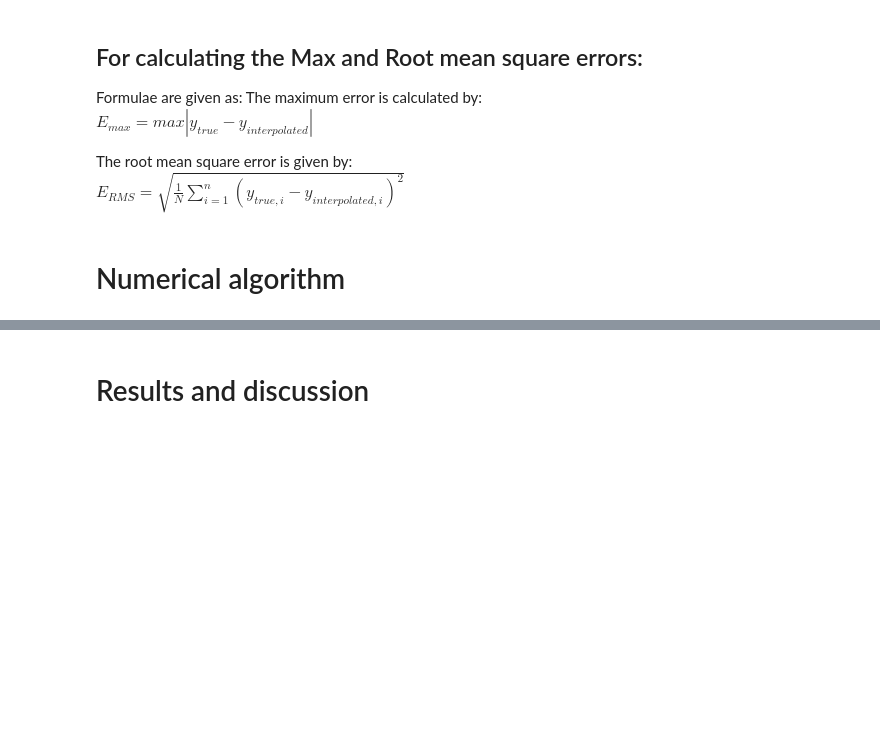
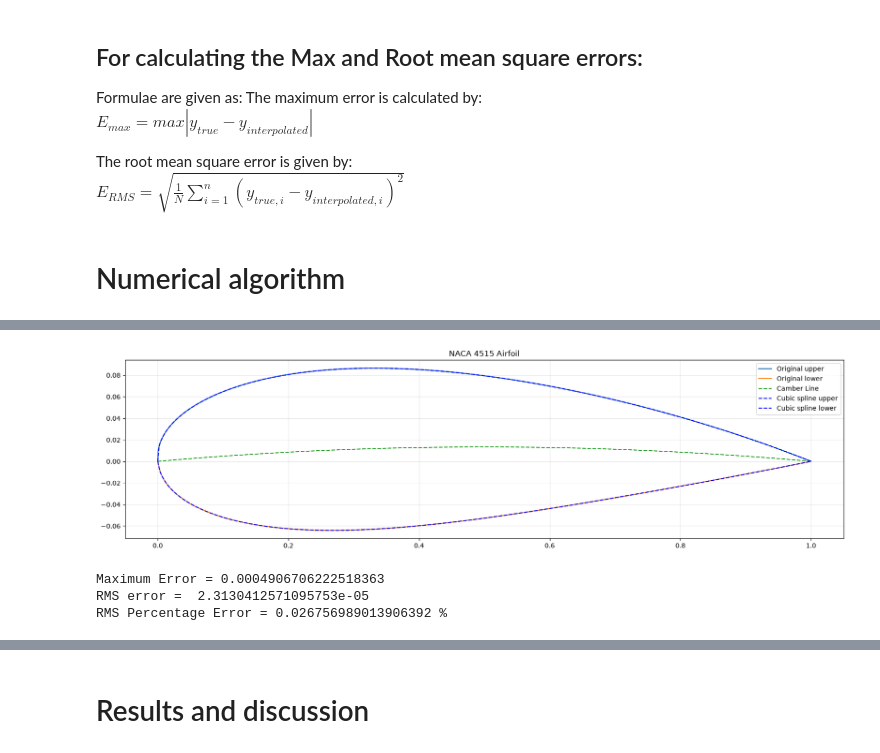
Before and after one commit to Aathi2165/AE801_2026, a Jupyter notebook: interpolation/Bheema Kalyana Raama-Interpolation.ipynb, the cells around one changed output, grey strips where cells are left out. Drawn from its saved outputs; the diff is of its cells as text; code cells hidden in the pictures; blank space fills up the shorter version.

Commit message:
Cubic Spline interpolation with corrections

```diff
--- a/interpolation/Bheema Kalyana Raama-Interpolation.ipynb
+++ b/interpolation/Bheema Kalyana Raama-Interpolation.ipynb
@@ -245,0 +272,72 @@ RMS Percentage Error = 2188.1554248417588 %
+# %%
+# defining function for cubic spline interplation
+def cubic_spl(t, y, x):
+    n = len(t) - 1
+    h = np.zeros(n)
+    b = np.zeros(n)
+    u = np.zeros(n)
+    v = np.zeros(n)
+    z = np.zeros(n + 1)
+
+    for i in range(n):
+        h[i] = t[i + 1] - t[i]
+        b[i] = 6 * (y[i + 1] - y[i]) / h[i]
+
+    u[1] = 2 * (h[0] + h[1])
+    v[1] = b[1] - b[0]
+    for i in range(2, n):
+        u[i] = 2 * (h[i - 1] + h[i]) - h[i - 1] ** 2 / u[i - 1]
+        v[i] = (b[i] - b[i - 1]) - h[i - 1] * v[i - 1] / u[i - 1]
+
+    for i in range(n - 1, 0, -1):
+        z[i] = (v[i] - h[i] * z[i + 1]) / u[i]
+
+    s = np.zeros(len(x))
+    for k in range(len(x)):
+        i = 0
+        while i < n - 1 and x[k] > t[i + 1]:
+            i += 1
+        s[k] = (z[i + 1] / (6 * h[i]) * (x[k] - t[i]) ** 3
+                + z[i] / (6 * h[i]) * (t[i + 1] - x[k]) ** 3
+                + (y[i + 1] / h[i] - z[i + 1] * h[i] / 6) * (x[k] - t[i])
+                + (y[i] / h[i] - z[i] * h[i] / 6) * (t[i + 1] - x[k]))
+    return s
+
+    return s
+#plotting the airfoil using Cubic spline function
+N = 500
+xCu, xCl, yCu, yCl, yCc = NACA(m, p, t, c, N)
+x_in = np.linspace(0, c, 500)
+yC_in = cubic_spl(xCu, yCu, x_in)
+yC_lo = cubic_spl(xCl, yCl, x_in)
+plt.figure(figsize=(20, 5))
+plt.plot(xu, yu, label='Original upper')
+plt.plot(xl, yl, label='Original lower')
+plt.plot(x, yc, label='Camber Line', linestyle='--')
+plt.plot(x_in, yC_in, 'b--', label='Cubic spline upper')
+plt.plot(x_in, yC_lo, 'b--', label='Cubic spline lower')
+plt.title(f"NACA {naca} Airfoil")
+plt.grid(True, alpha=0.3)
+plt.legend()
+plt.show()
+
+# to quantify error between original and cubic spline function
+x_in = np.linspace(0, c, 500)
+y_up = np.interp(x_in, xu, yu)
+y_lo = np.interp(x_in, xl, yl)
+yC_in = cubic_spl(xCu, yCu, x_in)
+yC_lo = cubic_spl(xCl, yCl, x_in)
+y_ori = np.concatenate((y_up, y_lo))
+y_Cubic = np.concatenate((yC_in, yC_lo))
+
+max_error = np.max(np.abs(y_ori - y_Cubic))
+print("Maximum Error =", max_error)
+rms_error = np.sqrt(np.mean((y_ori - y_Cubic)**2))
+print("RMS error = ", rms_error)
+rms_percent = rms_error/np.max(np.abs(y_ori)) *100
+print("RMS Percentage Error =", rms_percent, "%")
+# %% [output]
+[figure, added]
+Maximum Error = 0.0004906706222518363
+RMS error =  2.3130412571095753e-05
+RMS Percentage Error = 0.026756989013906392 %
```
Also changed, not shown: parts of 10 cells of this notebook.
